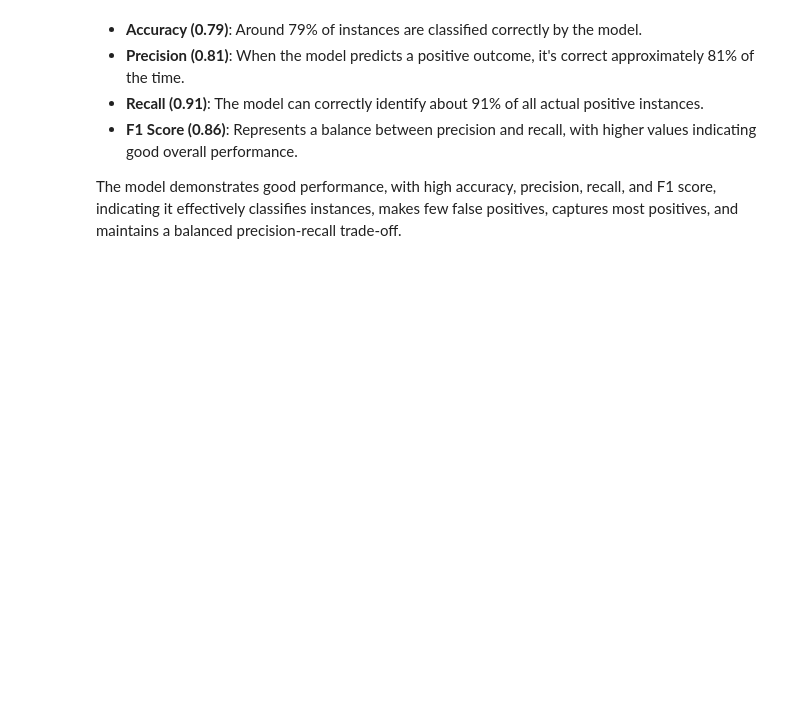
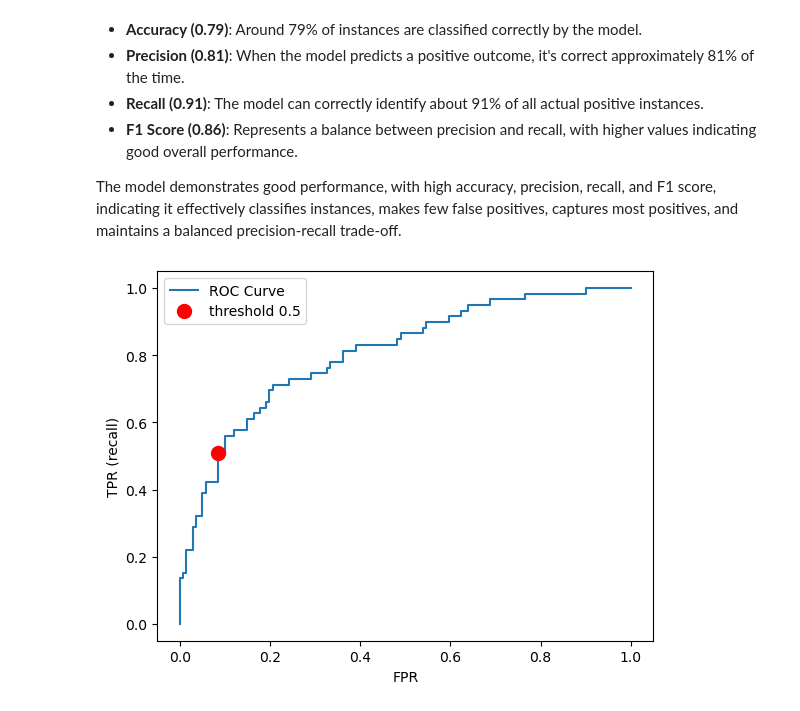
Before and after one commit to jjadeb/DSCI310_Group-12_Credit-Risk-Classification, a Jupyter notebook: model.ipynb, the cells around one changed output. Saved outputs shown, nothing was run; the diff lists cells and outputs as text; code cells hidden in the pictures; blank space fills up the shorter version.

```diff
--- a/model.ipynb
+++ b/model.ipynb
@@ -310,3 +334,29 @@ F1 Score: 0.86
 - **F1 Score (0.86)**: Represents a balance between precision and recall, with higher values indicating good overall performance.
 
 The model demonstrates good performance, with high accuracy, precision, recall, and F1 score, indicating it effectively classifies instances, makes few false positives, captures most positives, and maintains a balanced precision-recall trade-off.
+# %%
+from sklearn.metrics import roc_curve
+
+# Map label values from 1 and 2 to 0 and 1
+y_test_binary = y_test.copy()  # Create a copy to avoid modifying the original array
+y_test_binary[y_test_binary == 1] = 0
+y_test_binary[y_test_binary == 2] = 1
+
+
+fpr, tpr, thresholds = roc_curve(y_test_binary, lr_parameterised.predict_proba(X_test)[:, 1])
+plt.plot(fpr, tpr, label="ROC Curve")
+plt.xlabel("FPR")
+plt.ylabel("TPR (recall)")
+
+default_threshold = np.argmin(np.abs(thresholds - 0.5))
+
+plt.plot(
+    fpr[default_threshold],
+    tpr[default_threshold],
+    "or",
+    markersize=10,
+    label="threshold 0.5",
+)
+plt.legend(loc="best");
+# %% [output]
+[figure, added]
```
Also changed, not shown: parts of 7 cells of this notebook.
